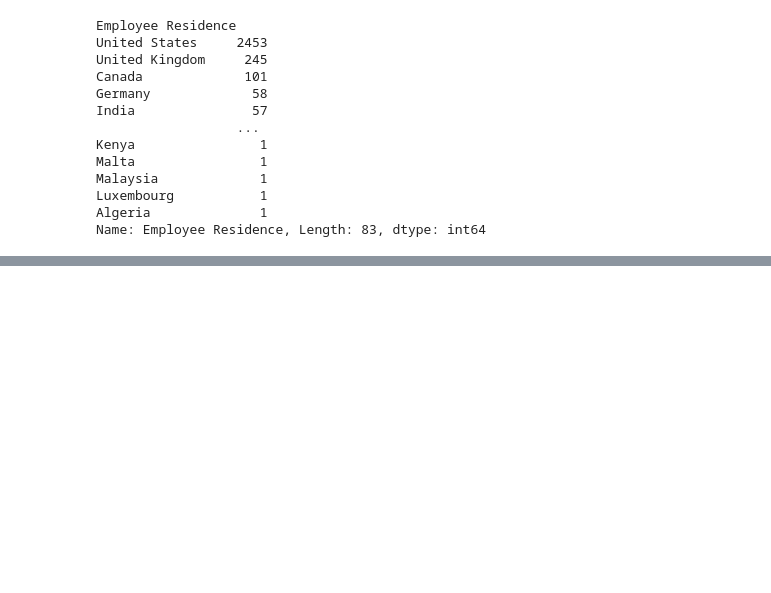
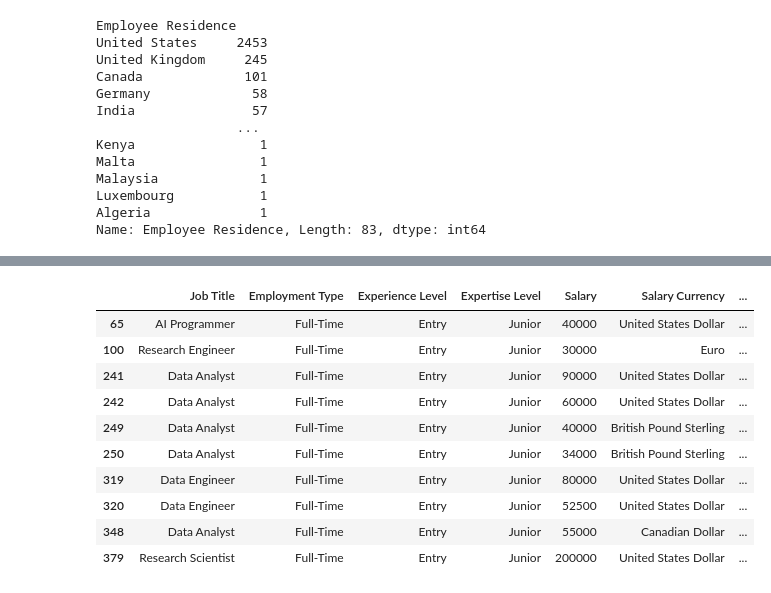
Before and after one commit to emilyshewcraft/project-one, a Jupyter notebook: data_science_salaries.ipynb, the cells around one changed output, grey strips where cells are left out. Saved outputs shown, nothing was run; the diff lists cells and outputs as text; code cells hidden in the pictures; blank space fills up the shorter version.

```diff
--- a/data_science_salaries.ipynb
+++ b/data_science_salaries.ipynb
@@ -49,0 +75,15 @@ Name: Employee Residence, Length: 83, dtype: int64
+# %%
+expertise_level_jr = data_science_salaries.loc[data_science_salaries["Expertise Level"] == "Junior" , :]
+expertise_level_jr.head(10)
+# %% [output]
+|  | Job Title | Employment Type | Experience Level | Expertise Level | Salary | Salary Currency | ... |
+| 65 | AI Programmer | Full-Time | Entry | Junior | 40000 | United States Dollar | ... |
+| 100 | Research Engineer | Full-Time | Entry | Junior | 30000 | Euro | ... |
+| 241 | Data Analyst | Full-Time | Entry | Junior | 90000 | United States Dollar | ... |
+| 242 | Data Analyst | Full-Time | Entry | Junior | 60000 | United States Dollar | ... |
+| 249 | Data Analyst | Full-Time | Entry | Junior | 40000 | British Pound Sterling | ... |
+| 250 | Data Analyst | Full-Time | Entry | Junior | 34000 | British Pound Sterling | ... |
+| 319 | Data Engineer | Full-Time | Entry | Junior | 80000 | United States Dollar | ... |
+| 320 | Data Engineer | Full-Time | Entry | Junior | 52500 | United States Dollar | ... |
+| 348 | Data Analyst | Full-Time | Entry | Junior | 55000 | Canadian Dollar | ... |
+| 379 | Research Scientist | Full-Time | Entry | Junior | 200000 | United States Dollar | ... |
```
Also changed, not shown: parts of 5 cells of this notebook, 2 other files.
